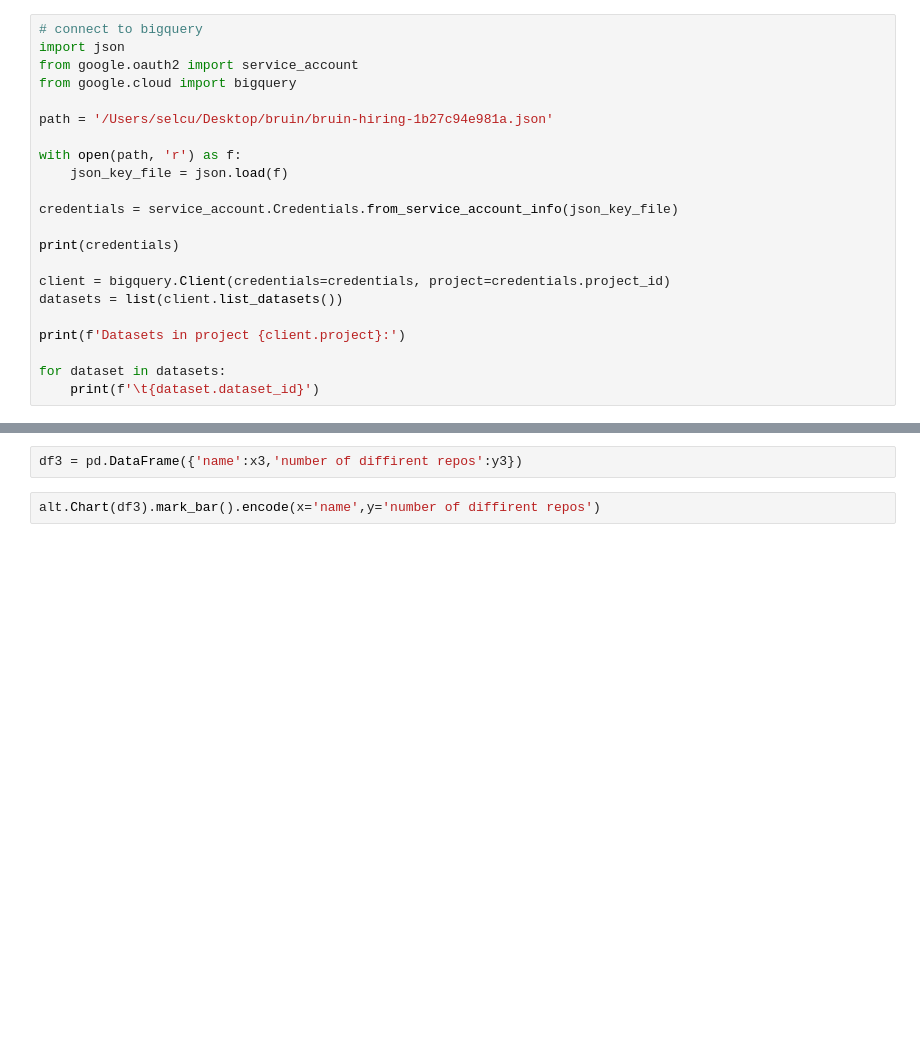
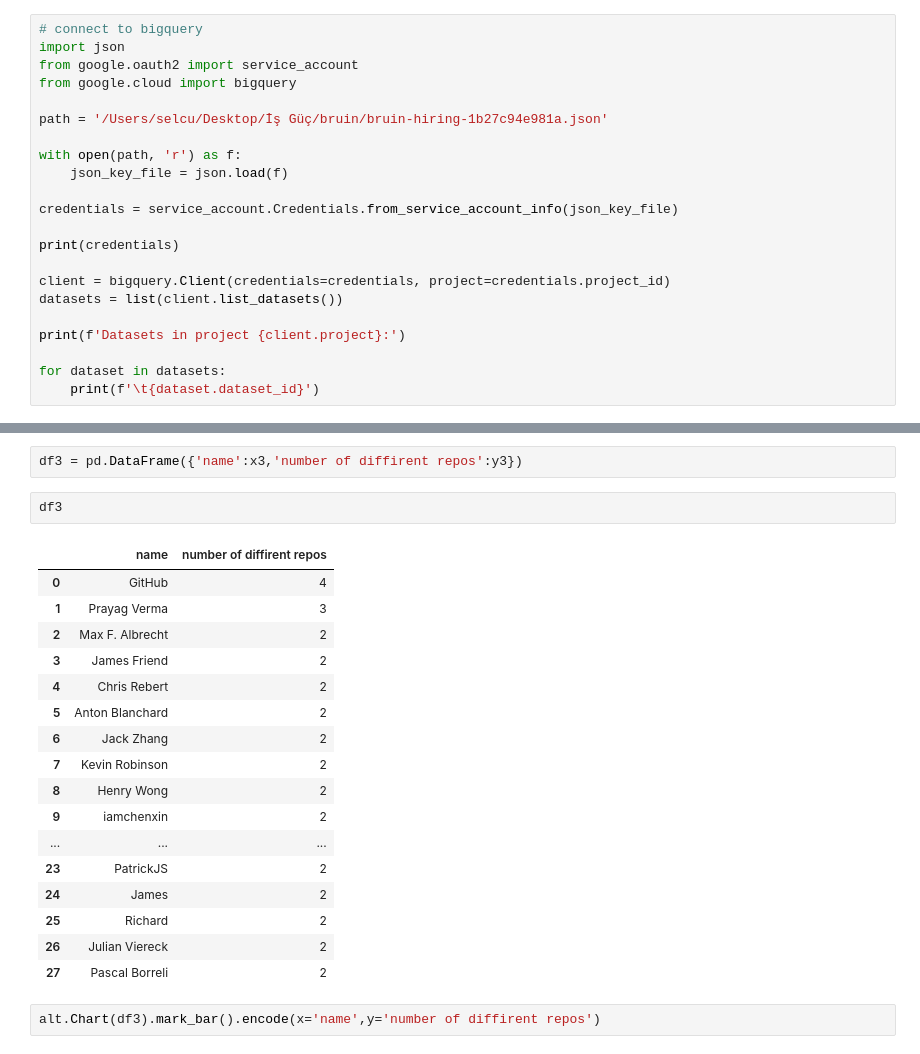
Before and after one commit to selcukemreozer/study_case, a Jupyter notebook: study_case.ipynb, the cells around one changed output, grey strips where cells are left out. Saved outputs shown, nothing was run; the diff lists cells and outputs as text; blank space fills up the shorter version.

Commit message:
new repos and updates

```diff
--- a/study_case.ipynb
+++ b/study_case.ipynb
@@ -8,7 +8,7 @@ import json
 from google.oauth2 import service_account
 from google.cloud import bigquery
 
-path = '/Users/selcu/Desktop/bruin/bruin-hiring-1b27c94e981a.json'
+path = '/Users/selcu/Desktop/İş Güç/bruin/bruin-hiring-1b27c94e981a.json'
 
 with open(path, 'r') as f:
     json_key_file = json.load(f)
@@ -233,5 +233,25 @@ GitHub -> 4
 # %%
 df3 = pd.DataFrame({'name':x3,'number of diffirent repos':y3})
+# %%
+df3
+# %% [output]
+|  | name | number of diffirent repos |
+| 0 | GitHub | 4 |
+| 1 | Prayag Verma | 3 |
+| 2 | Max F. Albrecht | 2 |
+| 3 | James Friend | 2 |
+| 4 | Chris Rebert | 2 |
+| 5 | Anton Blanchard | 2 |
+| 6 | Jack Zhang | 2 |
+| 7 | Kevin Robinson | 2 |
+| 8 | Henry Wong | 2 |
+| 9 | iamchenxin | 2 |
+| ... | ... | ... |
+| 23 | PatrickJS | 2 |
+| 24 | James | 2 |
+| 25 | Richard | 2 |
+| 26 | Julian Viereck | 2 |
+| 27 | Pascal Borreli | 2 |
 # %%
 alt.Chart(df3).mark_bar().encode(x='name',y='number of diffirent repos')
 # %% [output]
```
Also changed, not shown: parts of 2 cells of this notebook, 2 other files.
